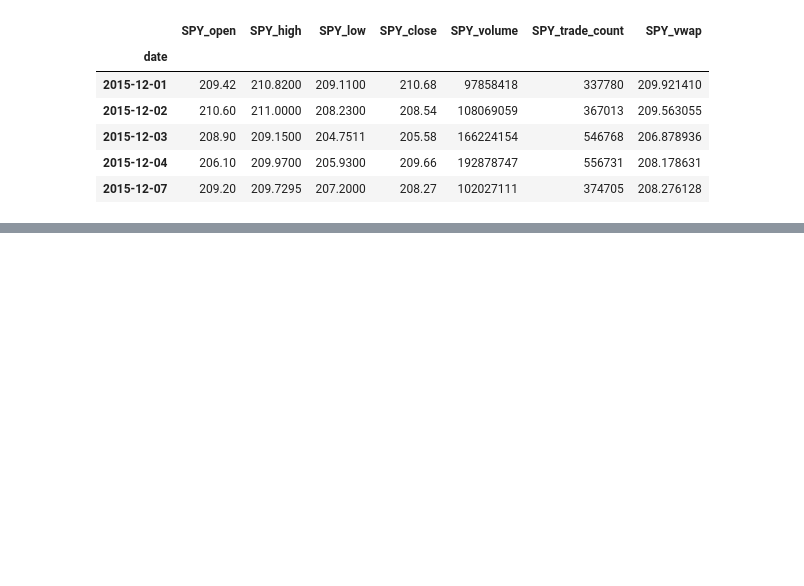
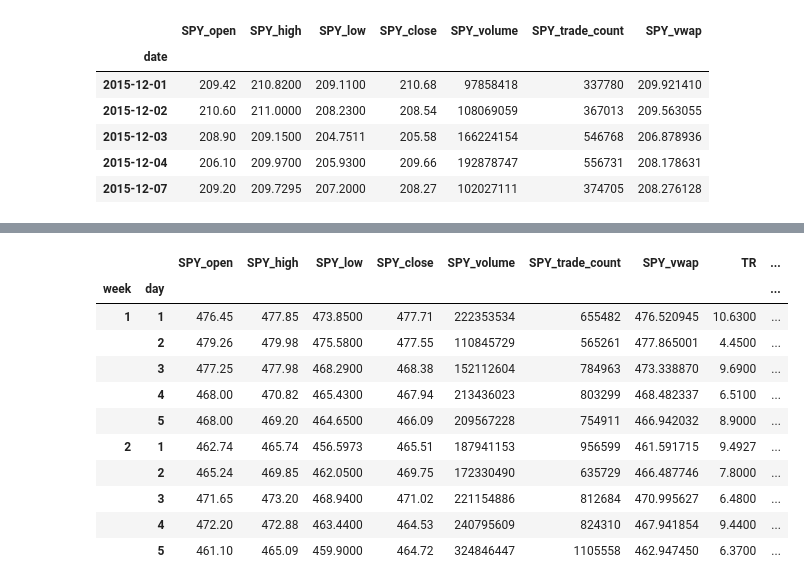
Before and after one commit to laramiedunlap/Project2, a Jupyter notebook: Laramie.ipynb, the cells around one changed output, grey strips where cells are left out. Cells and saved outputs as stored; diff of their text form; code cells hidden in the pictures; blank space fills up the shorter version.

```diff
--- a/Laramie.ipynb
+++ b/Laramie.ipynb
@@ -145,0 +131,16 @@ x = get_df(get_all_raw_data())
+# %%
+week_group = df.groupby(by = [df.index.isocalendar().week,df.index.isocalendar().day]).max()
+week_group.head(10)
+# %% [output]
+|  |  | SPY_open | SPY_high | SPY_low | SPY_close | SPY_volume | SPY_trade_count | SPY_vwap | TR | ... |
+| week | day |  |  |  |  |  |  |  |  | ... |
+| 1 | 1 | 476.45 | 477.85 | 473.8500 | 477.71 | 222353534 | 655482 | 476.520945 | 10.6300 | ... |
+|  | 2 | 479.26 | 479.98 | 475.5800 | 477.55 | 110845729 | 565261 | 477.865001 | 4.4500 | ... |
+|  | 3 | 477.25 | 477.98 | 468.2900 | 468.38 | 152112604 | 784963 | 473.338870 | 9.6900 | ... |
+|  | 4 | 468.00 | 470.82 | 465.4300 | 467.94 | 213436023 | 803299 | 468.482337 | 6.5100 | ... |
+|  | 5 | 468.00 | 469.20 | 464.6500 | 466.09 | 209567228 | 754911 | 466.942032 | 8.9000 | ... |
+| 2 | 1 | 462.74 | 465.74 | 456.5973 | 465.51 | 187941153 | 956599 | 461.591715 | 9.4927 | ... |
+|  | 2 | 465.24 | 469.85 | 462.0500 | 469.75 | 172330490 | 635729 | 466.487746 | 7.8000 | ... |
+|  | 3 | 471.65 | 473.20 | 468.9400 | 471.02 | 221154886 | 812684 | 470.995627 | 6.4800 | ... |
+|  | 4 | 472.20 | 472.88 | 463.4400 | 464.53 | 240795609 | 824310 | 467.941854 | 9.4400 | ... |
+|  | 5 | 461.10 | 465.09 | 459.9000 | 464.72 | 324846447 | 1105558 | 462.947450 | 6.3700 | ... |
```
Also changed, not shown: parts of 11 cells of this notebook.
